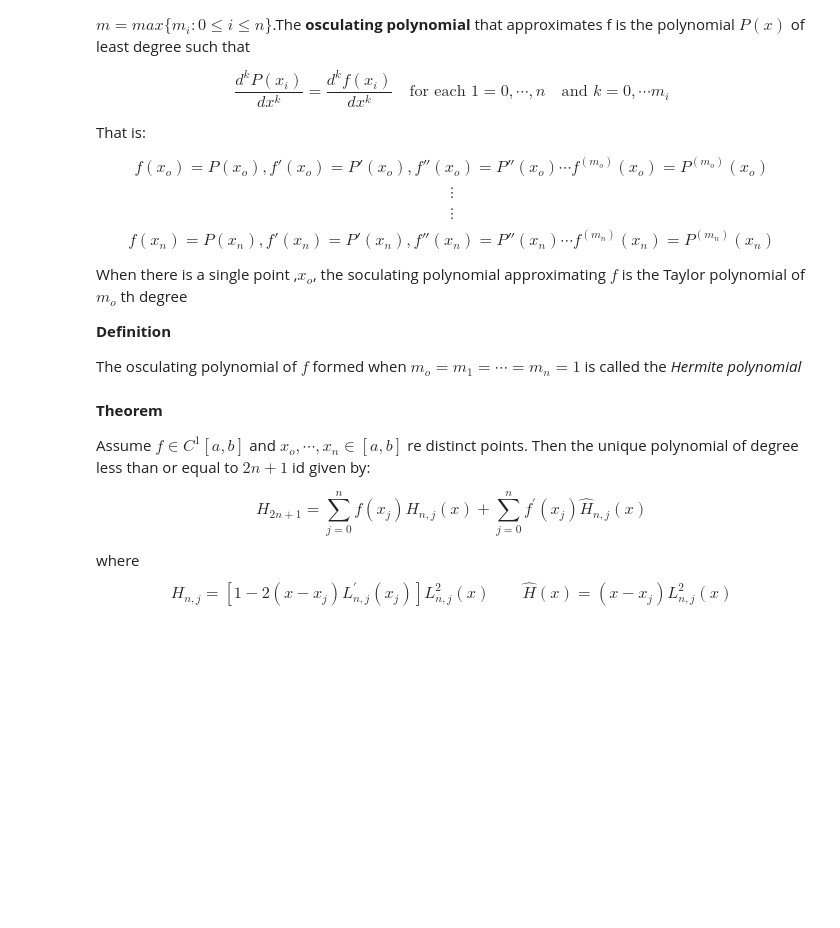
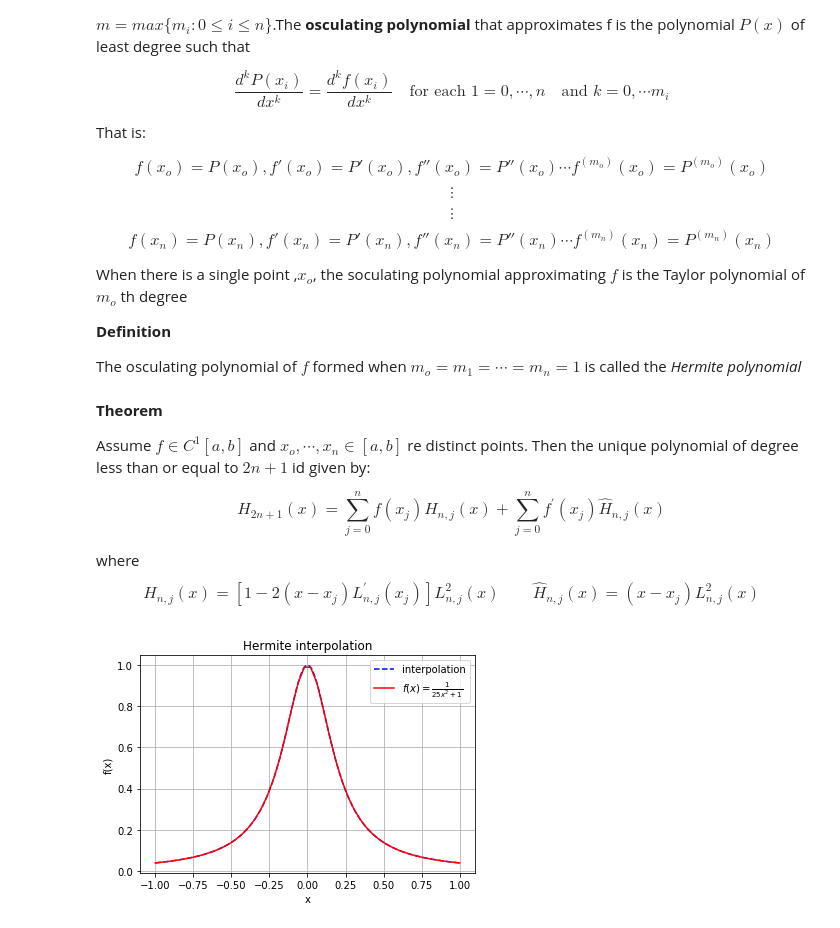
Before and after one commit to jomen93/Computational_Astrophysics, a Jupyter notebook: Exercise_2/Exercise 2.ipynb, the cells around one changed output. Cells and saved outputs as stored; diff of their text form; code cells hidden in the pictures; blank space fills up the shorter version.

```diff
--- a/Exercise_2/Exercise 2.ipynb
+++ b/Exercise_2/Exercise 2.ipynb
@@ -192,7 +197,63 @@ The osculating polynomial of $f$ formed when $m_{o}=m_{1}=\cdots= m_{n} = 1$ is
 
 Assume $f \in C^{1}[a,b]$ and $x_{o},\cdots,x_{n}\in [a,b]$ re distinct points. Then the unique polynomial of degree less than or equal to $2n+1$ id given by:
 
-$$H_{2n+1} = \sum_{j=0}^{n}f(x_{j})H_{n,j}(x)+\sum_{j=0}^{n}f^{'}(x_{j})\hat{H}_{n,j}(x)$$
+$$H_{2n+1}(x) = \sum_{j=0}^{n}f(x_{j})H_{n,j}(x)+\sum_{j=0}^{n}f^{'}(x_{j})\hat{H}_{n,j}(x)$$
 
 where
-$$H_{n,j} = \left[1-2(x-x_{j})L^{'}_{n,j}(x_{j})\right]L^{2}_{n,j}(x)\qquad \hat{H}(x)=(x-x_{j})L^{2}_{n,j}(x)$$
+$$H_{n,j}(x) = \left[1-2(x-x_{j})L^{'}_{n,j}(x_{j})\right]L^{2}_{n,j}(x)\qquad \hat{H}_{n,j}(x)=(x-x_{j})L^{2}_{n,j}(x)$$
+# %%
+import matplotlib.pyplot as plt
+import numpy as np
+
+
+x = lambda n: np.linspace(-1,1,n)
+f = lambda x: 1/(25*x**2 + 1)
+
+def calc_hermite(x1, x2, y1, y2, t1, t2):
+    xnew = [];ynew = []
+    for i in range(15):
+        t = float(i)/float(LOD-1);
+        b1 =  2*t*t*t - 3*t*t + 1;
+        b2 = -2*t*t*t + 3*t*t;
+        bt1 = t*t*t - 2*t*t + t;
+        bt2 = t*t*t - t*t;
+        xnew.append(b1*x1+b2*x2+bt1*t1[0]+bt2*t2[0])
+        ynew.append(b1*y1+b2*y2+bt1*t1[1]+bt2*t2[1])
+    return xnew, ynew
+
+def plot_hermite(x, y):
+    t1 = (x[1]-x[0])/2, (y[1]-y[0])/2
+    t2 = (x[2]-x[0])/2, (y[2]-y[0])/2
+    xnew, ynew = calc_hermite(x[0], x[1], y[0], y[1], t1, t2)
+    for j in range(1, len(x)-2):
+        x1, x2, x3, x4 = x[j-1], x[j], x[j+1], x[j+2]
+        y1, y2, y3, y4 = y[j-1], y[j], y[j+1], y[j+2]
+        t1 = (x3-x1)/2, (y3-y1)/2
+        t2 = (x4-x2)/2, (y4-y2)/2
+        auxx, auxy = calc_hermite(x2, x3, y2, y3, t1, t2)
+        for i in auxx:
+            xnew.append(i)
+        for i in auxy:
+            ynew.append(i)
+    l = len(x)-1
+    t1 = (x[l]-x[l-2])/2, (y[l]-y[l-2])/2
+    t2 = (x[l]-x[l-1])/2, (y[l]-y[l-1])/2
+    auxx, auxy = calc_hermite(x[l-1], x[l], y[l-1], y[l], t1, t2)
+    for i in auxx:
+        xnew.append(i)
+    for i in auxy:
+        ynew.append(i)
+
+    plt.plot(xnew, ynew, 'b--', label="interpolation")
+    plt.plot(x, y, 'r-',label = "$f(x) = \\frac{1}{25x^{2}+1}$")
+    plt.grid(True)
+    plt.title("Hermite interpolation")
+    plt.xlabel("x")
+    plt.ylabel("f(x)")
+    plt.legend()
+    plt.show()
+
+
+plot_hermite(x(50),f(x(50)))
+# %% [output]
+[figure, added]
```
Also changed, not shown: parts of 2 cells of this notebook.
